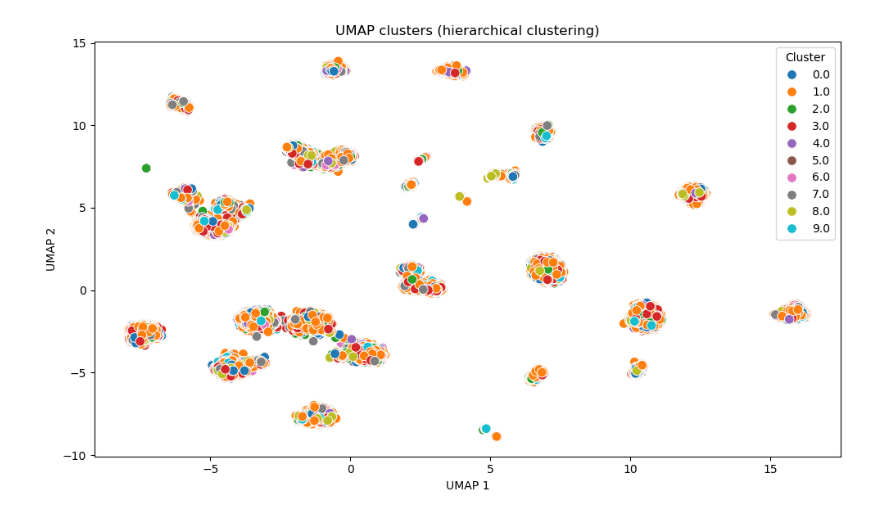
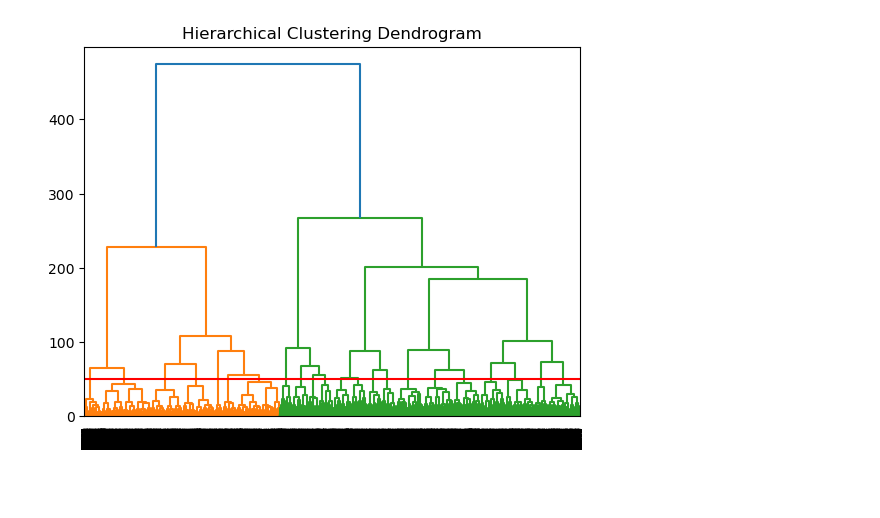
Before and after one commit to Constmsa/ml2.project, a Jupyter notebook: hierarchical_and_kmeans.ipynb, the cells around one changed output. Saved outputs shown, nothing was run; the diff lists cells and outputs as text; code cells hidden in the pictures; blank space fills up the shorter version.

```diff
--- a/hierarchical_and_kmeans.ipynb
+++ b/hierarchical_and_kmeans.ipynb
@@ -124,4 +110,26 @@ data_euclidean['Cluster'] = data_clustered['Cluster']
-# %%
-plot_umap_clusters(data_euclidean)
-# %% [output]
-[figure, removed]
+# %%
+import numpy as np
+import matplotlib.pyplot as plt
+from scipy.cluster.hierarchy import dendrogram, linkage
+
+def dendrogram_hierarchical(data, cluster_column='hierarchical_cluster', threshold=50, title="Hierarchical Clustering Dendrogram"):
+
+    # Extract features (exclude the cluster column)
+    if hasattr(data, 'columns') and cluster_column in data.columns:
+        X = data.drop(cluster_column, axis=1).values
+    else:
+        X = data
+
+    # Compute linkage matrix (using the same method as AgglomerativeClustering)
+    Z = linkage(X, method='ward')
+
+
+    fig, ax = plt.subplots()
+    dendrogram(Z, truncate_mode="level", p=50)
+    plt.title(title)
+    plt.axhline(y=threshold, color='r', linestyle='-')
+    plt.show()
+# %%
+dendrogram_hierarchical(hierarchical_clustering('customer_info.csv', n_clusters=9, linkage='ward'), cluster_column='hierarchical_cluster', threshold=50, title="Hierarchical Clustering Dendrogram")
+# %% [output]
+[figure, added]
```
Also changed, not shown: parts of 18 cells of this notebook.
